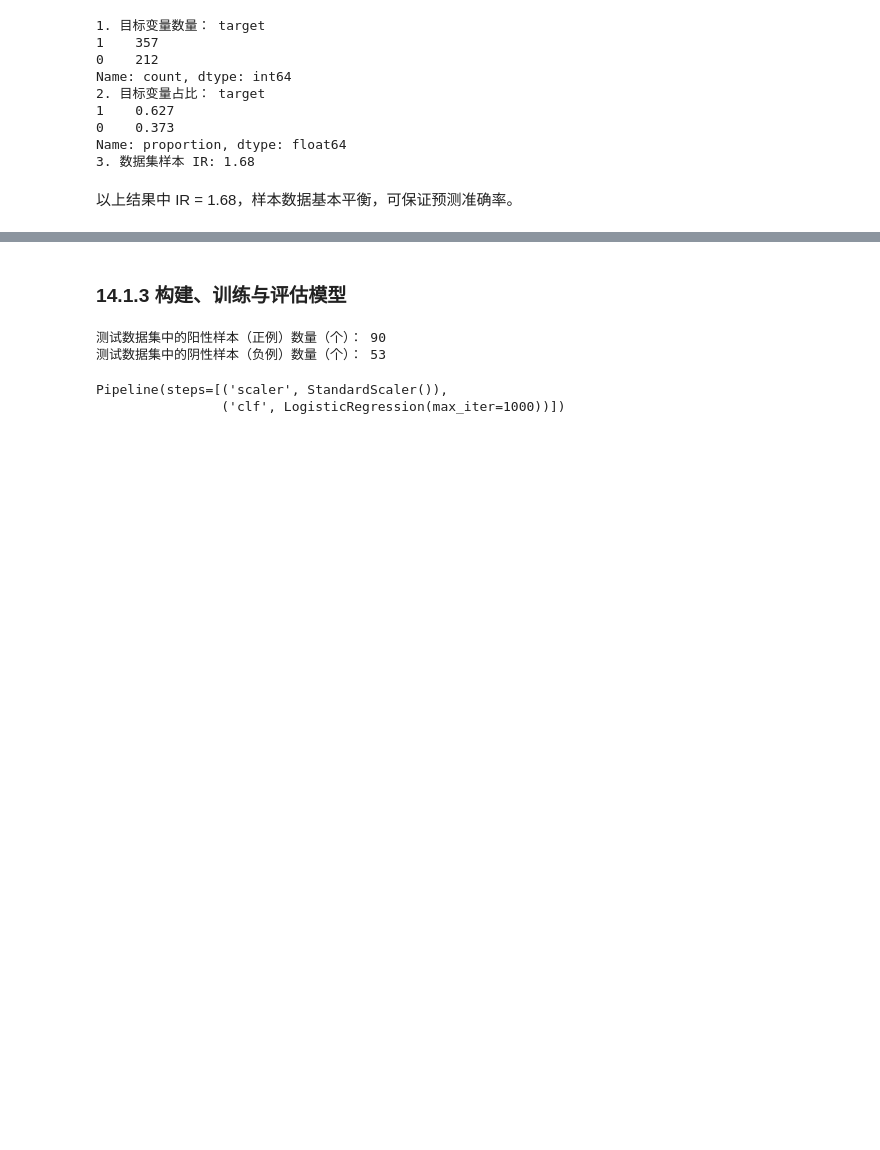
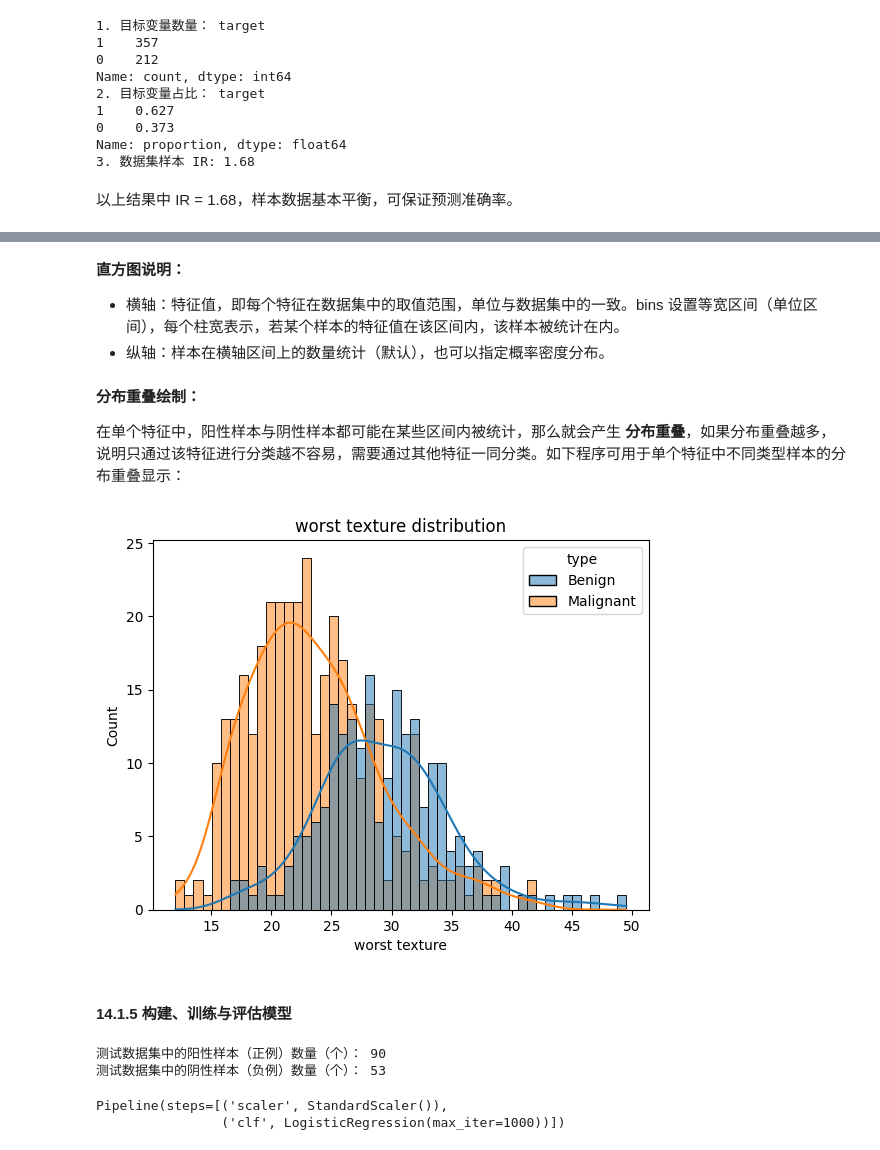
Before and after one commit to Alberthua-Perl/python-project-demo, a Jupyter notebook: AI267v2.x-course-demo/基于 Red Hat OpenShift AI 运行 MLOps.ipynb, the cells around one changed output, grey strips where cells are left out. Saved outputs shown, nothing was run; the diff lists cells and outputs as text; code cells hidden in the pictures; blank space fills up the shorter version.

```diff
--- a/AI267v2.x-course-demo/基于 Red Hat OpenShift AI 运行 MLOps.ipynb
+++ b/AI267v2.x-course-demo/基于 Red Hat OpenShift AI 运行 MLOps.ipynb
@@ -781,5 +822,30 @@ Name: proportion, dtype: float64
+# %% [markdown]
+**直方图说明：**
+
+- 横轴：特征值，即每个特征在数据集中的取值范围，单位与数据集中的一致。bins 设置等宽区间（单位区间），每个柱宽表示，若某个样本的特征值在该区间内，该样本被统计在内。
+- 纵轴：样本在横轴区间上的数量统计（默认），也可以指定概率密度分布。
+# %% [markdown]
+**分布重叠绘制：**
+
+在单个特征中，阳性样本与阴性样本都可能在某些区间内被统计，那么就会产生 **分布重叠**，如果分布重叠越多，说明只通过该特征进行分类越不容易，需要通过其他特征一同分类。如下程序可用于单个特征中不同类型样本的分布重叠显示：
+# %%
+from sklearn.datasets import load_breast_cancer
+import pandas as pd, seaborn as sns, matplotlib.pyplot as plt
+
+X, y = load_breast_cancer(return_X_y=True)  # 数据加载
+df = pd.DataFrame(X, columns=load_breast_cancer().feature_names)
+df['type'] = pd.Series(y).map({0:'Benign',1:'Malignant'})  # 将目标变量矩阵 y 中的值映射加标签
+
+sns.histplot(data=df, x='worst texture', hue='type', bins=50, kde=True)
+# 使用 df DataFrame 数据绘图（只针对一种特征）
+# hue='type'：把 type 列里的不同取值（良性/恶性）当成分组变量，每种分组用不同颜色画一根直方图，方便并排或叠在一起比较。
+# kde=True：在直方图上方（或下方）再加一条核密度估计曲线（Kernel Density Estimate），平滑地显示概率密度形状，便于对比分布峰值与尾部。
+plt.title('worst texture distribution')
+plt.show()
+# %% [output]
+[figure, added]
 # %% [markdown]
-### **14.1.3 构建、训练与评估模型**
+#### **14.1.5 构建、训练与评估模型**
 # %%
 # file: scripts/logistic_roc_breast_cancer.py
 import matplotlib.pyplot as plt
```
Also changed, not shown: parts of 46 cells of this notebook, 2 other files.
